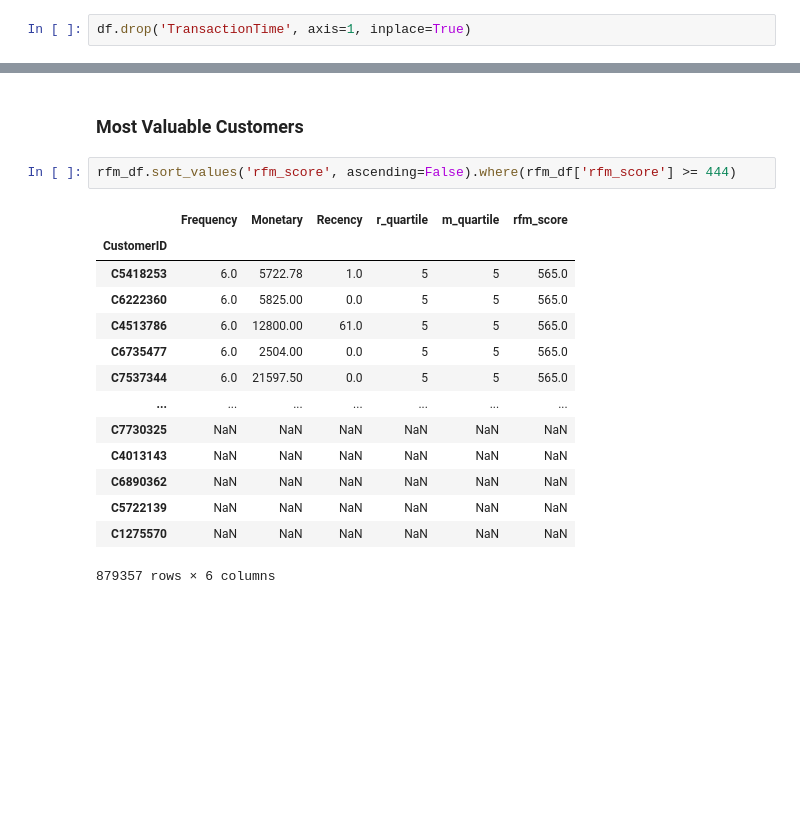
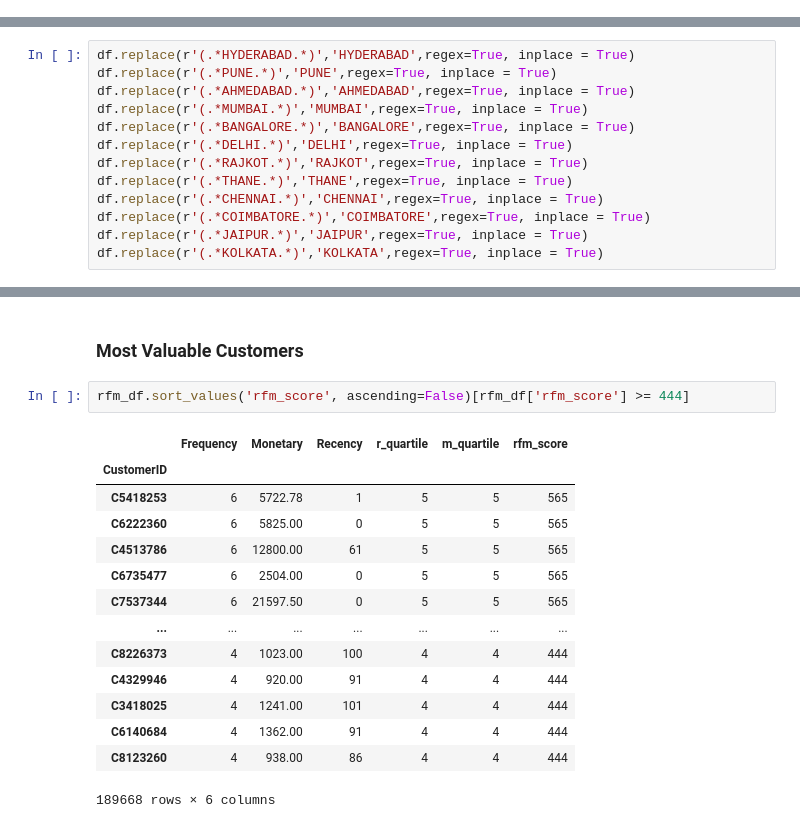
Before and after one commit to vishwasg217/Customer-Segmentation, a Jupyter notebook: notebook/EDA.ipynb, the cells around one changed output, grey strips where cells are left out. Cells and saved outputs as stored; diff of their text form; blank space fills up the shorter version.

```diff
--- a/notebook/EDA.ipynb
+++ b/notebook/EDA.ipynb
@@ -196,5 +196,3 @@ df.head()
 | 2 | T3 | C4417068 | 1996-11-26 | F | MUMBAI | 17874.44 | 2016-02-08 | ... |
 | 3 | T4 | C5342380 | 1973-09-14 | F | MUMBAI | 866503.21 | 2016-02-08 | ... |
 | 4 | T5 | C9031234 | 1988-03-24 | F | NAVI MUMBAI | 6714.43 | 2016-02-08 | ... |
-# %%
-df.drop('TransactionTime', axis=1, inplace=True)
@@ -209,0 +252,13 @@ df.drop(df[df['CustGender'] == 'T'].index, inplace=True)
+# %%
+df.replace(r'(.*HYDERABAD.*)','HYDERABAD',regex=True, inplace = True)
+df.replace(r'(.*PUNE.*)','PUNE',regex=True, inplace = True)
+df.replace(r'(.*AHMEDABAD.*)','AHMEDABAD',regex=True, inplace = True)
+df.replace(r'(.*MUMBAI.*)','MUMBAI',regex=True, inplace = True)
+df.replace(r'(.*BANGALORE.*)','BANGALORE',regex=True, inplace = True)
+df.replace(r'(.*DELHI.*)','DELHI',regex=True, inplace = True)
+df.replace(r'(.*RAJKOT.*)','RAJKOT',regex=True, inplace = True)
+df.replace(r'(.*THANE.*)','THANE',regex=True, inplace = True)
+df.replace(r'(.*CHENNAI.*)','CHENNAI',regex=True, inplace = True)
+df.replace(r'(.*COIMBATORE.*)','COIMBATORE',regex=True, inplace = True)
+df.replace(r'(.*JAIPUR.*)','JAIPUR',regex=True, inplace = True)
+df.replace(r'(.*KOLKATA.*)','KOLKATA',regex=True, inplace = True)
@@ -285,19 +372,19 @@ rfm_df.head()
 # %% [markdown]
 ### Most Valuable Customers
 # %%
-rfm_df.sort_values('rfm_score', ascending=False).where(rfm_df['rfm_score'] >= 444)
+rfm_df.sort_values('rfm_score', ascending=False)[rfm_df['rfm_score'] >= 444]
 # %% [output]
 |  | Frequency | Monetary | Recency | r_quartile | m_quartile | rfm_score |
 | CustomerID |  |  |  |  |  |  |
-| C5418253 | 6.0 | 5722.78 | 1.0 | 5 | 5 | 565.0 |
-| C6222360 | 6.0 | 5825.00 | 0.0 | 5 | 5 | 565.0 |
-| C4513786 | 6.0 | 12800.00 | 61.0 | 5 | 5 | 565.0 |
-| C6735477 | 6.0 | 2504.00 | 0.0 | 5 | 5 | 565.0 |
-| C7537344 | 6.0 | 21597.50 | 0.0 | 5 | 5 | 565.0 |
+| C5418253 | 6 | 5722.78 | 1 | 5 | 5 | 565 |
+| C6222360 | 6 | 5825.00 | 0 | 5 | 5 | 565 |
+| C4513786 | 6 | 12800.00 | 61 | 5 | 5 | 565 |
+| C6735477 | 6 | 2504.00 | 0 | 5 | 5 | 565 |
+| C7537344 | 6 | 21597.50 | 0 | 5 | 5 | 565 |
 | ... | ... | ... | ... | ... | ... | ... |
-| C7730325 | NaN | NaN | NaN | NaN | NaN | NaN |
-| C4013143 | NaN | NaN | NaN | NaN | NaN | NaN |
-| C6890362 | NaN | NaN | NaN | NaN | NaN | NaN |
-| C5722139 | NaN | NaN | NaN | NaN | NaN | NaN |
-| C1275570 | NaN | NaN | NaN | NaN | NaN | NaN |
+| C8226373 | 4 | 1023.00 | 100 | 4 | 4 | 444 |
+| C4329946 | 4 | 920.00 | 91 | 4 | 4 | 444 |
+| C3418025 | 4 | 1241.00 | 101 | 4 | 4 | 444 |
+| C6140684 | 4 | 1362.00 | 91 | 4 | 4 | 444 |
+| C8123260 | 4 | 938.00 | 86 | 4 | 4 | 444 |
-879357 rows × 6 columns
+189668 rows × 6 columns
```
Also changed, not shown: parts of 16 cells of this notebook, 2 other files.
